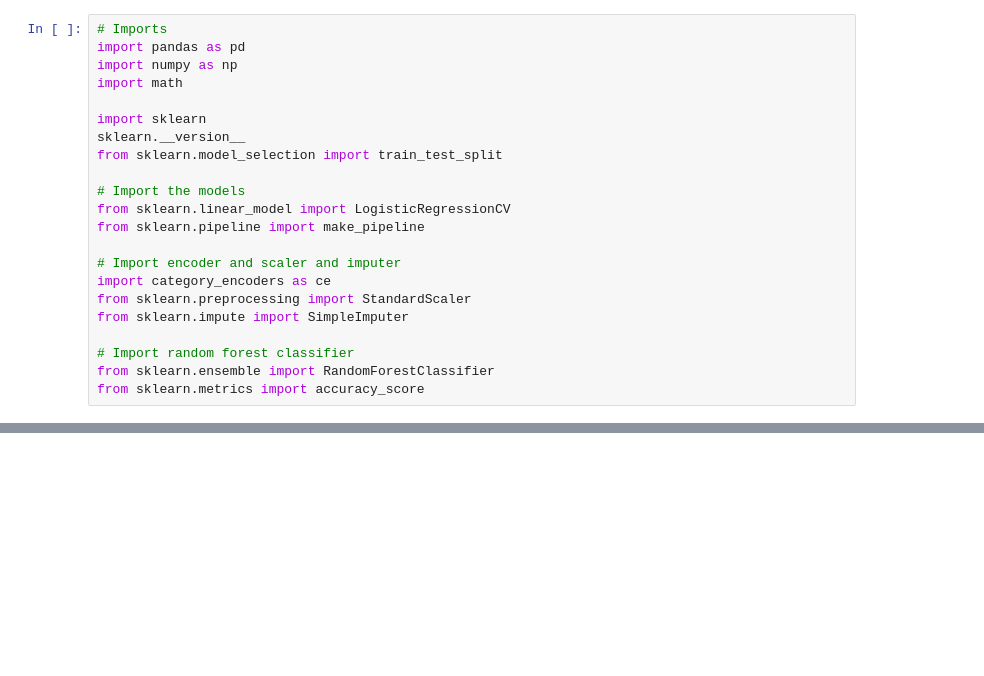
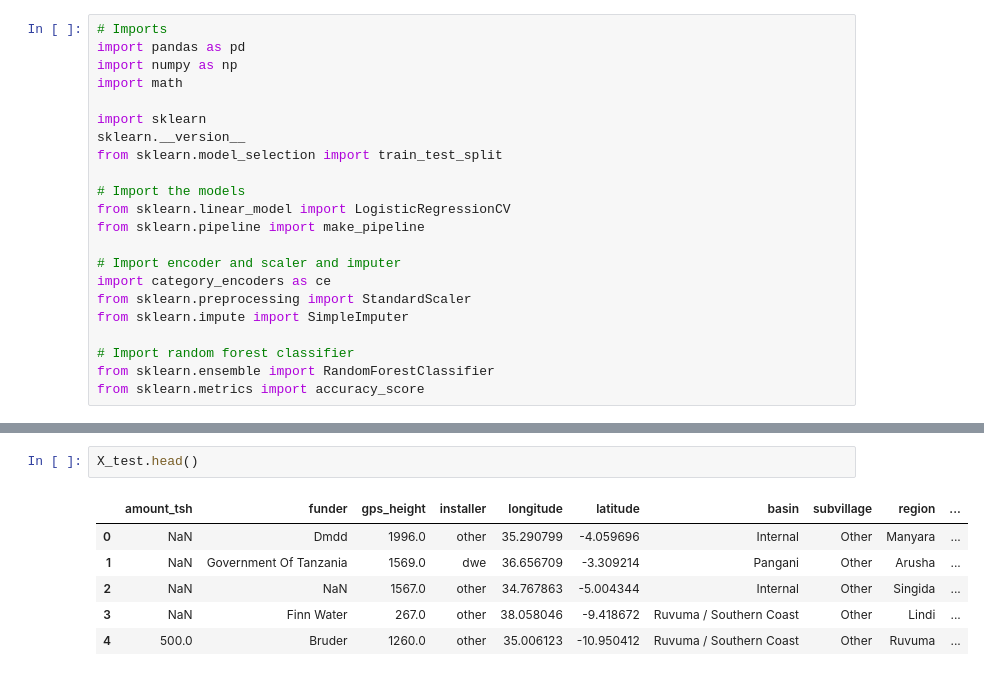
Before and after one commit to JimKing100/DS-Unit-2-Applied-Modeling, a Jupyter notebook: Kaggle_Study_Guide.ipynb, the cells around one changed output, grey strips where cells are left out. Saved outputs shown, nothing was run; the diff lists cells and outputs as text; blank space fills up the shorter version.

```diff
--- a/Kaggle_Study_Guide.ipynb
+++ b/Kaggle_Study_Guide.ipynb
@@ -329,0 +181,9 @@ Validation Accuracy 0.8215488215488216
+# %%
+X_test.head()
+# %% [output]
+|  | amount_tsh | funder | gps_height | installer | longitude | latitude | basin | subvillage | region | ... |
+| 0 | NaN | Dmdd | 1996.0 | other | 35.290799 | -4.059696 | Internal | Other | Manyara | ... |
+| 1 | NaN | Government Of Tanzania | 1569.0 | dwe | 36.656709 | -3.309214 | Pangani | Other | Arusha | ... |
+| 2 | NaN | NaN | 1567.0 | other | 34.767863 | -5.004344 | Internal | Other | Singida | ... |
+| 3 | NaN | Finn Water | 267.0 | other | 38.058046 | -9.418672 | Ruvuma / Southern Coast | Other | Lindi | ... |
+| 4 | 500.0 | Bruder | 1260.0 | other | 35.006123 | -10.950412 | Ruvuma / Southern Coast | Other | Ruvuma | ... |
```
Also changed, not shown: parts of 14 cells of this notebook.
